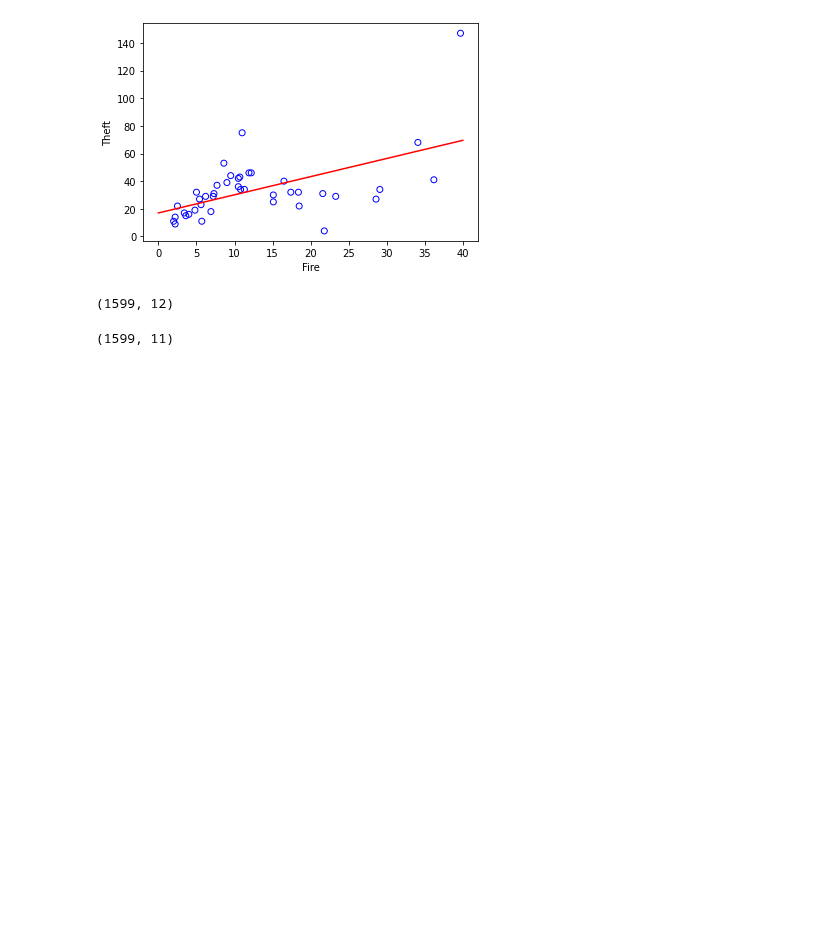
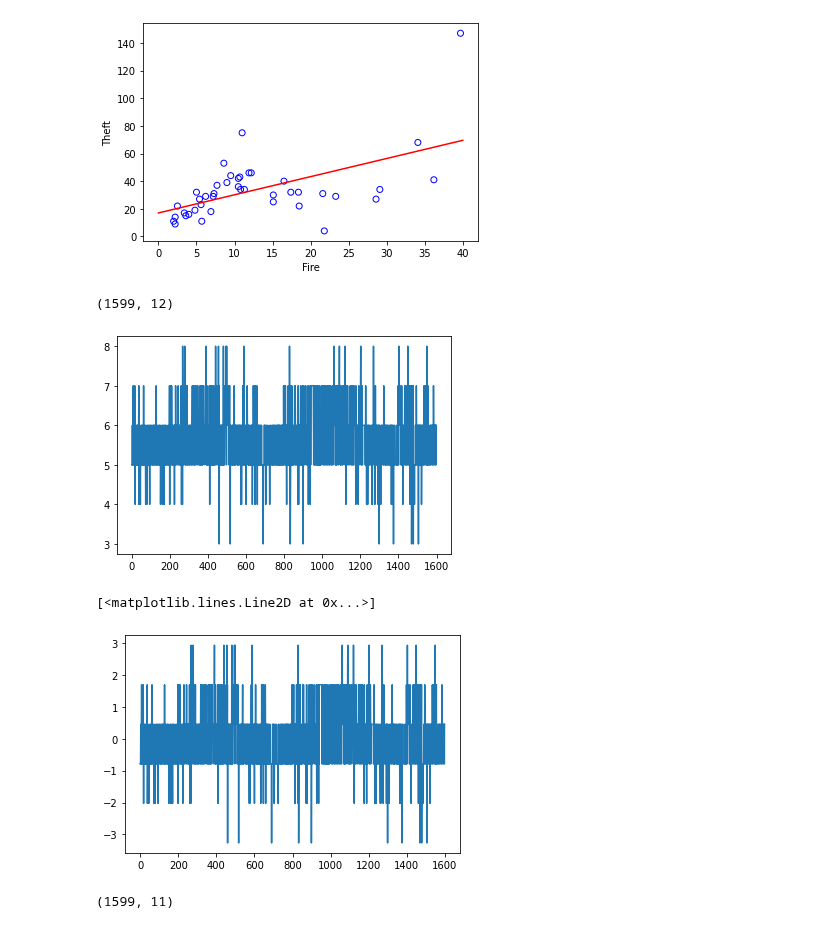
Before and after one commit to JHyunjun/SNU, a Jupyter notebook: Linear_Regression.ipynb, the cells around one changed output. Drawn from its saved outputs; the diff is of its cells as text; code cells hidden in the pictures; blank space fills up the shorter version.

```diff
--- a/Linear_Regression.ipynb
+++ b/Linear_Regression.ipynb
@@ -70,6 +70,15 @@ print(df.shape) #[1599,12]
 # %%
 x = df.iloc[:,:-1].values #앞에 11개가 input
 y = df['quality'].values.reshape([-1, 1])
+plt.show()
+plt.plot(y)
+y_ss = StandardScaler().fit_transform(y)
+plt.show()
+plt.plot(y_ss)
+# %% [output]
+[figure, added]
+[<matplotlib.lines.Line2D at 0x...>]
+[figure, added]
 # %%
 # Data-Preprocessing
 from sklearn.preprocessing import StandardScaler
```
Also changed, not shown: parts of 1 cell of this notebook.
